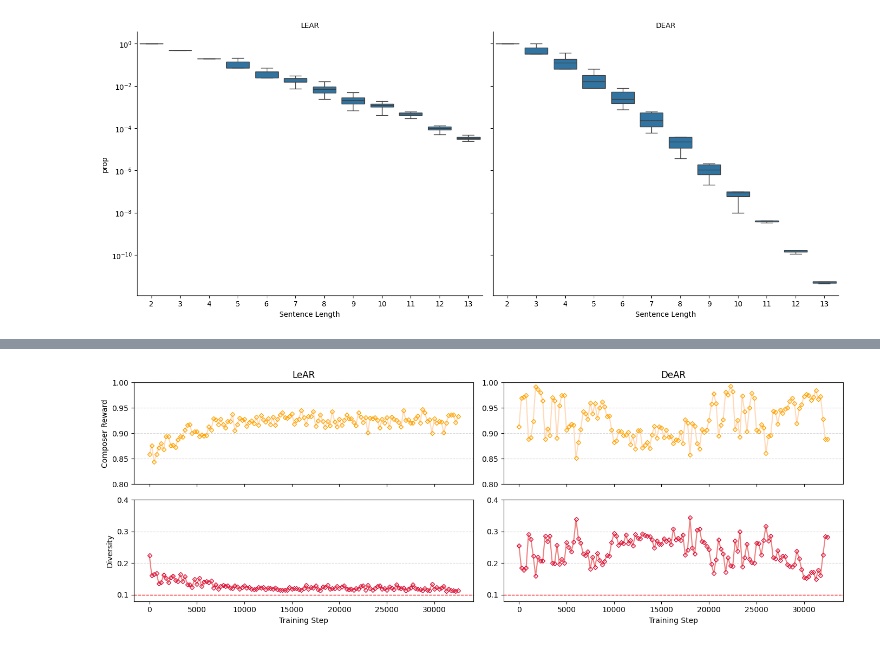
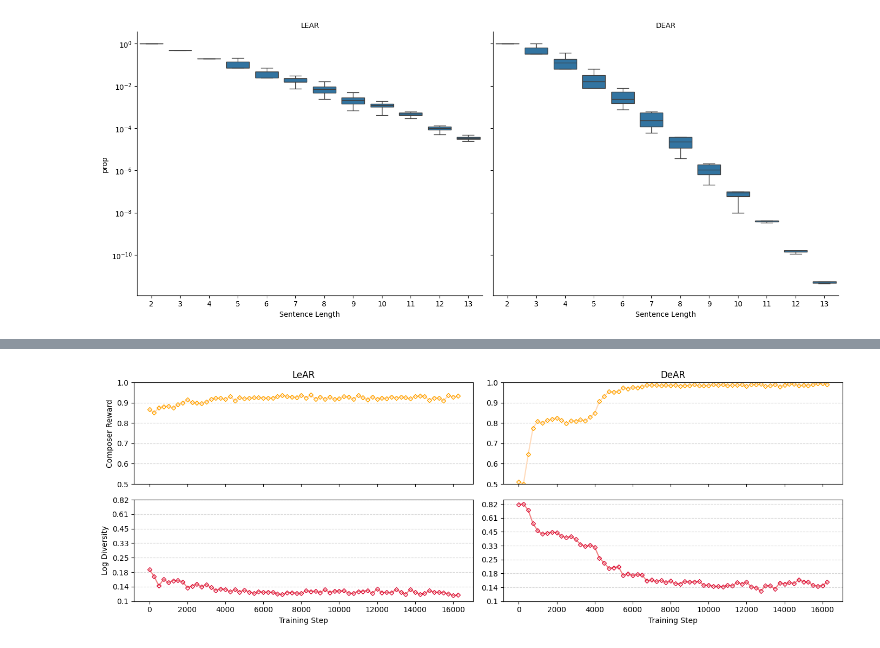
Before and after one commit to JoaquinCardonaRuiz/thesis-compositionality, a Jupyter notebook: ACL/sparsity_test/sparsity.ipynb, the cells around one changed output, grey strips where cells are left out. Drawn from its saved outputs; the diff is of its cells as text; code cells hidden in the pictures.

```diff
--- a/ACL/sparsity_test/sparsity.ipynb
+++ b/ACL/sparsity_test/sparsity.ipynb
@@ -453,0 +434,10 @@ lear_avg
+# %%
+# calculate accuracy as when both c_reward and s_reward are 1
+dear_avg['accuracy'] = ((dear_avg['c_reward'] == 1) & (dear_avg['s_reward'] == 1)).astype(int)
+lear_avg['accuracy'] = ((lear_avg['c_reward'] == 1) & (lear_avg['s_reward'] == 1)).astype(int)
+
+# print some statistics
+print(f"DeAR accuracy Mean: {dear_avg['accuracy'].mean()}")
+print(f"DeAR accuracy std: {dear_avg['accuracy'].std()}")
+print(f"LEAR accuracy Mean: {lear_avg['accuracy'].mean()}")
+print(f"LEAR accuracy std: {lear_avg['accuracy'].std()}")
@@ -622,6 +796,6 @@ LEAR Diversity Prop Min: 2.403707478414707e-05
 # %%
 # Bin the data into groups of 10 rows by row_num and average c_reward, c_reward_min, c_reward_max
-bin_size = 250
+bin_size = 500
 dear_avg['bin'] = dear_avg['row_num'] // bin_size
 lear_avg['bin'] = lear_avg['row_num'] // bin_size
 
@@ -629,18 +803,24 @@ dear_binned = dear_avg.groupby('bin').agg({
     'c_reward': 'mean',
     'c_reward_min': 'mean',
     'c_reward_max': 'mean',
+    's_reward': 'mean',
     'sparsity': 'mean',
     'diversity': 'mean',
-    'prop': 'mean'
+    'prop': 'mean',
+    'perfect_reward': 'mean',
+    'accuracy': 'mean'
 }).reset_index()
 
 lear_binned = lear_avg.groupby('bin').agg({
     'c_reward': 'mean',
     'c_reward_min': 'mean',
     'c_reward_max': 'mean',
+    's_reward': 'mean',
     'sparsity': 'mean',
     'diversity': 'mean',
-    'prop': 'mean'
+    'prop': 'mean',
+    'perfect_reward': 'mean',
+    'accuracy': 'mean'
 }).reset_index()
 
 lear_binned
@@ -845,38 +1131,44 @@ div_df['bin'] = div_df['bin'] * 250
 fig, axes = plt.subplots(2, 2, figsize=(14, 5), sharex=True)
 
 # LEAR c_reward
 lear_c = c_df[c_df['method'] == 'LEAR']
 axes[0, 0].plot(lear_c['bin'], lear_c['c_reward'], markeredgecolor='orange', markerfacecolor='none', marker='D', markersize=4, color='peachpuff')
 axes[0, 0].set_title('LeAR')
 axes[0, 0].set_ylabel('Composer Reward')
-axes[0, 0].set_ylim(0.8, 1)
+axes[0, 0].set_ylim(0.5, 1)
 axes[0, 0].grid(axis='y', linestyle='--', alpha=0.5)
 
 # DEAR c_reward
 dear_c = c_df[c_df['method'] == 'DEAR']
 axes[0, 1].plot(dear_c['bin'], dear_c['c_reward'], markeredgecolor='orange', markerfacecolor='none', marker='D', markersize=4, color='peachpuff')
 axes[0, 1].set_title('DeAR')
-axes[0, 1].set_ylim(0.8, 1)
+axes[0, 1].set_ylim(0.5, 1)
 axes[0, 1].grid(axis='y', linestyle='--', alpha=0.5)
 
+
+div_yticks = [round(0.1 * 1.35**n,4) for n in range(8)]
 # LEAR diversity
 lear_d = div_df[div_df['method'] == 'LEAR']
 axes[1, 0].plot(lear_d['bin'], lear_d['diversity'], markeredgecolor='crimson', markerfacecolor='none', marker='D', markersize=4, color='lightcoral')
 axes[1, 0].set_xlabel('Training Step')
-axes[1, 0].set_ylabel('Diversity')
-axes[1, 0].set_ylim(0.08, 0.4)
-axes[1, 0].axhline(1/10, color='red', linestyle='--', linewidth=1)
+axes[1, 0].set_ylabel('Log Diversity')
+axes[1, 0].set_yscale('log')
+axes[1, 0].set_yticks(div_yticks)
+axes[1, 0].set_yticklabels([str(round(ytick,2)) for ytick in div_yticks])
+axes[1, 0].minorticks_off()
 axes[1, 0].grid(axis='y', linestyle='--', alpha=0.5)
 
 # DEAR diversity
 dear_d = div_df[div_df['method'] == 'DEAR']
 axes[1, 1].plot(dear_d['bin'], dear_d['diversity'], markeredgecolor='crimson', markerfacecolor='none', marker='D', markersize=4, color='lightcoral')
 axes[1, 1].set_xlabel('Training Step')
-axes[1, 1].set_ylim(0.08, 0.4)
-axes[1, 1].axhline(1/10, color='red', linestyle='--', linewidth=1)
+axes[1, 1].set_yscale('log')
+axes[1, 1].set_yticks(div_yticks)
+axes[1, 1].set_yticklabels([str(round(ytick,2)) for ytick in div_yticks])
+axes[1, 1].minorticks_off()
 axes[1, 1].grid(axis='y', linestyle='--', alpha=0.5)
 
 plt.tight_layout()
 plt.show()
 # %% [output]
-[figure, old version]
+[figure, new version]
```
Also changed, not shown: parts of 26 cells of this notebook, 3 other files.
